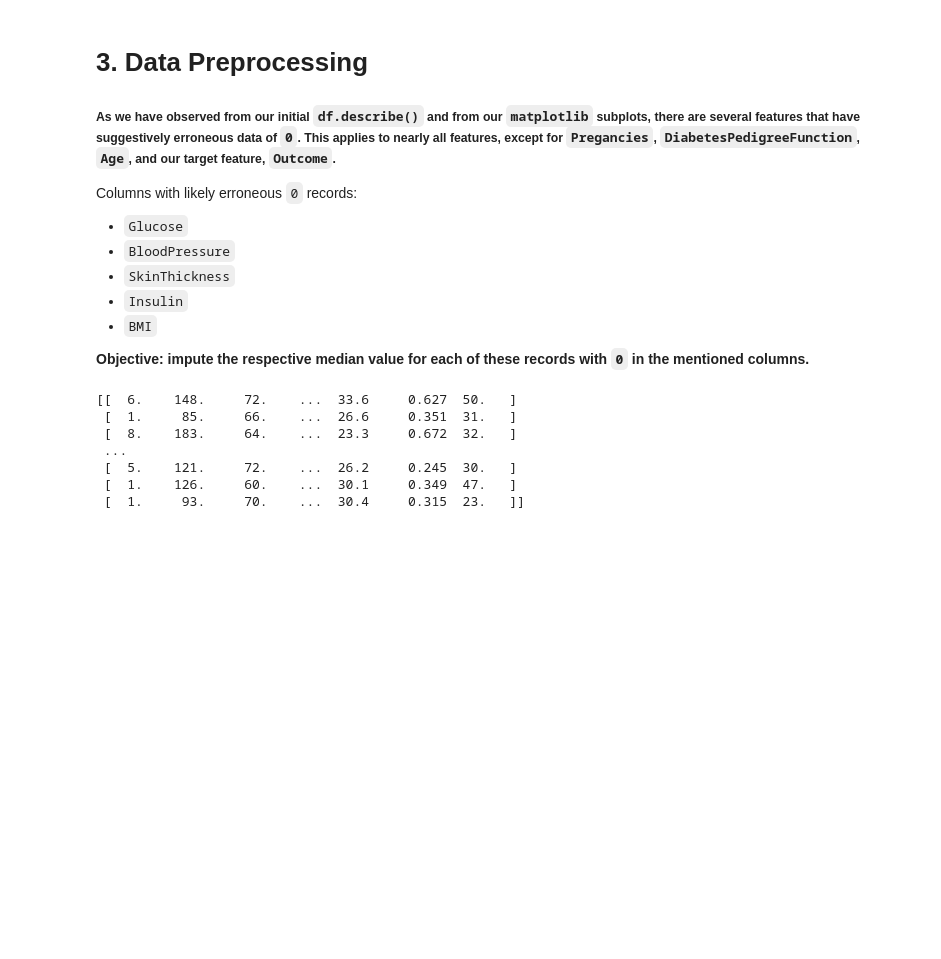
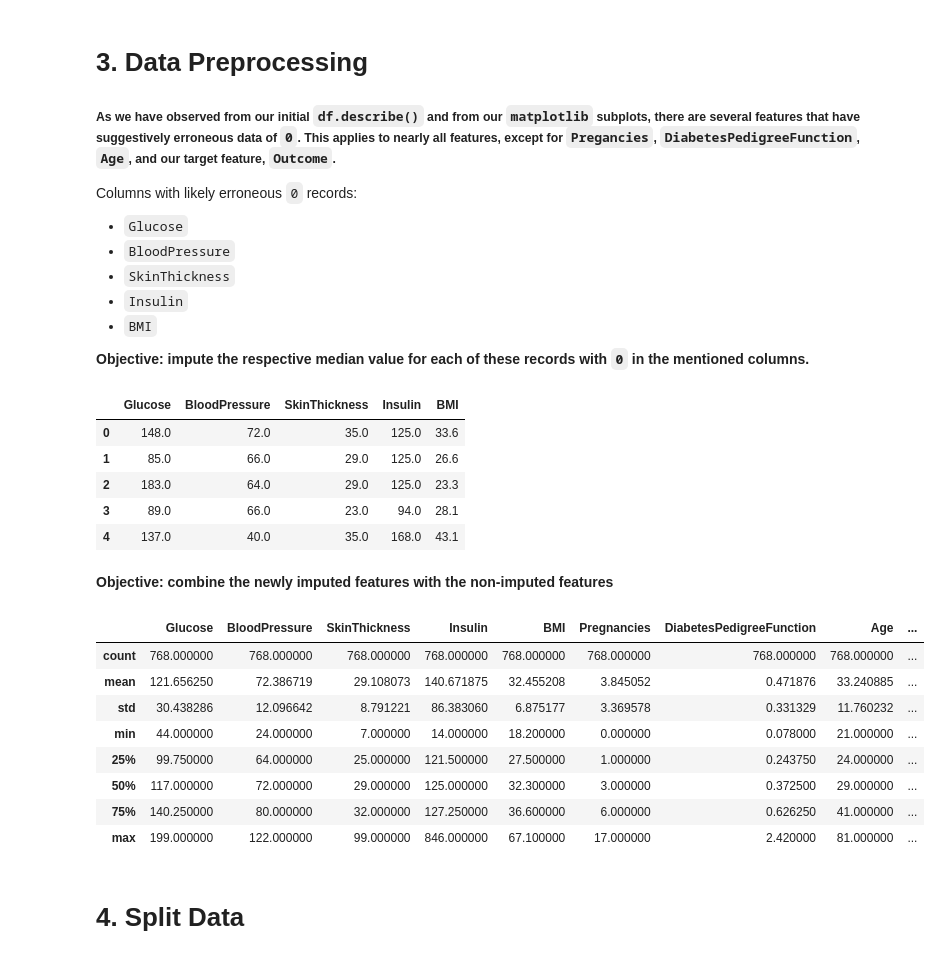
Before and after one commit to jared8thach/diabetes-ensemble, a Jupyter notebook: notebooks/diabetes-ensemble.ipynb, the cells around one changed output. Saved outputs shown, nothing was run; the diff lists cells and outputs as text; code cells hidden in the pictures; blank space fills up the shorter version.

Commit message:
impute data and split into training and testing sets

```diff
--- a/notebooks/diabetes-ensemble.ipynb
+++ b/notebooks/diabetes-ensemble.ipynb
@@ -119,20 +119,40 @@ Columns with likely erroneous `0` records:
 # %%
 from sklearn.impute import SimpleImputer
 
-# do not imput the target feature
-X = df.loc[:, df.columns != 'Outcome']
-y = df.loc[:, 'Outcome']
-
+# only impute values for the specific columns
+cols_to_impute = ['Glucose', 'BloodPressure', 'SkinThickness', 'Insulin', 'BMI']
 medianImputer = SimpleImputer(missing_values=0, strategy='median')
-print(medianImputer.fit_transform(X))
+imputed_np = medianImputer.fit_transform(df.loc[:, cols_to_impute])
+imputed_df = pd.DataFrame(imputed_np, columns=cols_to_impute)
+imputed_df.head()
 
 # TODO: create a pipeline for preprocessing, beginning with median data imputation
 # TODO: save the fit_transform result as a new DF
 # %% [output]
-[[  6.    148.     72.    ...  33.6     0.627  50.   ]
- [  1.     85.     66.    ...  26.6     0.351  31.   ]
- [  8.    183.     64.    ...  23.3     0.672  32.   ]
- ...
- [  5.    121.     72.    ...  26.2     0.245  30.   ]
- [  1.    126.     60.    ...  30.1     0.349  47.   ]
- [  1.     93.     70.    ...  30.4     0.315  23.   ]]
+|  | Glucose | BloodPressure | SkinThickness | Insulin | BMI |
+| 0 | 148.0 | 72.0 | 35.0 | 125.0 | 33.6 |
+| 1 | 85.0 | 66.0 | 29.0 | 125.0 | 26.6 |
+| 2 | 183.0 | 64.0 | 29.0 | 125.0 | 23.3 |
+| 3 | 89.0 | 66.0 | 23.0 | 94.0 | 28.1 |
+| 4 | 137.0 | 40.0 | 35.0 | 168.0 | 43.1 |
+# %% [markdown]
+**Objective: combine the newly imputed features with the non-imputed features**
+# %%
+cols_not_to_impute = [col for col in df.columns if col not in cols_to_impute]
+not_imputed_df = df.loc[:, cols_not_to_impute]
+clean_df = pd.merge(imputed_df, not_imputed_df, left_index=True, right_index=True)
+# %%
+# observe the newly combined dataset: 'Glucose', 'BloodPressure', 'SkinThickness', 'Insulin', 'BMI' should no longer have 0 minimums
+clean_df.describe()
+# %% [output]
+|  | Glucose | BloodPressure | SkinThickness | Insulin | BMI | Pregnancies | DiabetesPedigreeFunction | Age | ... |
+| count | 768.000000 | 768.000000 | 768.000000 | 768.000000 | 768.000000 | 768.000000 | 768.000000 | 768.000000 | ... |
+| mean | 121.656250 | 72.386719 | 29.108073 | 140.671875 | 32.455208 | 3.845052 | 0.471876 | 33.240885 | ... |
+| std | 30.438286 | 12.096642 | 8.791221 | 86.383060 | 6.875177 | 3.369578 | 0.331329 | 11.760232 | ... |
+| min | 44.000000 | 24.000000 | 7.000000 | 14.000000 | 18.200000 | 0.000000 | 0.078000 | 21.000000 | ... |
+| 25% | 99.750000 | 64.000000 | 25.000000 | 121.500000 | 27.500000 | 1.000000 | 0.243750 | 24.000000 | ... |
+| 50% | 117.000000 | 72.000000 | 29.000000 | 125.000000 | 32.300000 | 3.000000 | 0.372500 | 29.000000 | ... |
+| 75% | 140.250000 | 80.000000 | 32.000000 | 127.250000 | 36.600000 | 6.000000 | 0.626250 | 41.000000 | ... |
+| max | 199.000000 | 122.000000 | 99.000000 | 846.000000 | 67.100000 | 17.000000 | 2.420000 | 81.000000 | ... |
+# %% [markdown]
+# 4. Split Data
```
Also changed, not shown: parts of 1 cell of this notebook.
